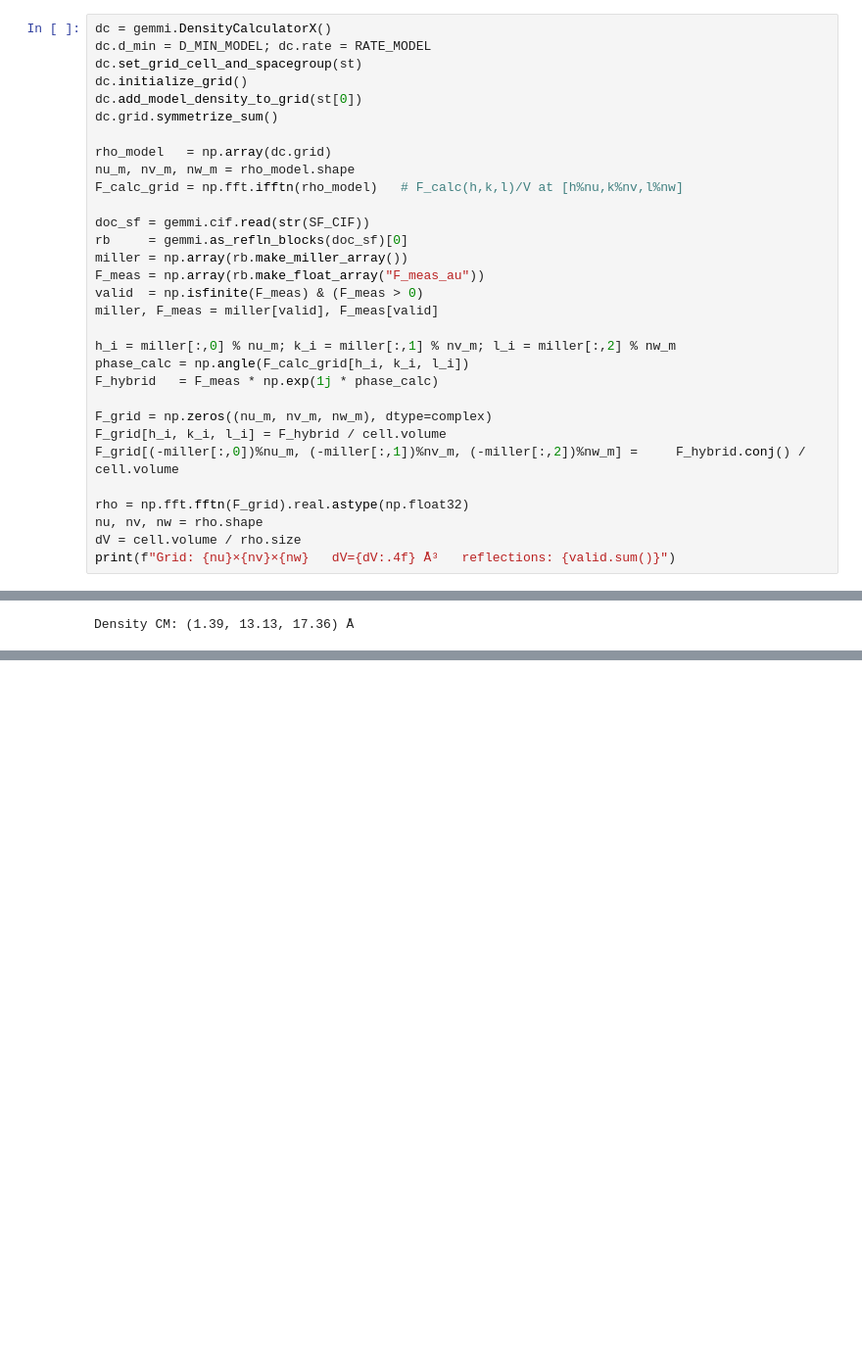
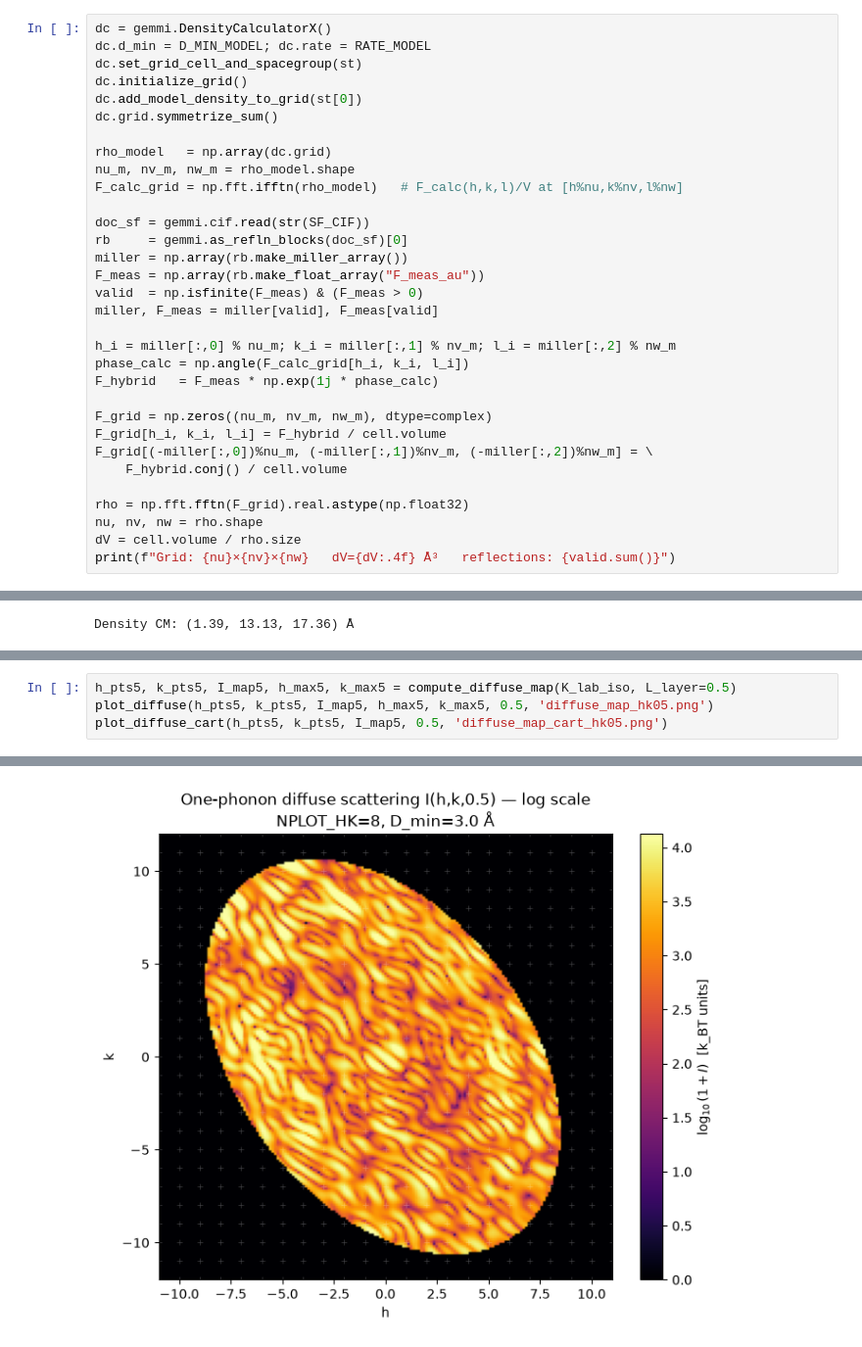
Before and after one commit to diff-use/goodvibes, a Jupyter notebook: sandbox/other-steve/202609/rigid_body_diffuse_6o2h.ipynb, the cells around one changed output, grey strips where cells are left out. Shown at 98% size. Drawn from its saved outputs; the diff is of its cells as text; blank space fills up the shorter version.

```diff
--- a/sandbox/other-steve/202609/rigid_body_diffuse_6o2h.ipynb
+++ b/sandbox/other-steve/202609/rigid_body_diffuse_6o2h.ipynb
@@ -80,7 +113,8 @@ F_hybrid   = F_meas * np.exp(1j * phase_calc)
 
 F_grid = np.zeros((nu_m, nv_m, nw_m), dtype=complex)
 F_grid[h_i, k_i, l_i] = F_hybrid / cell.volume
-F_grid[(-miller[:,0])%nu_m, (-miller[:,1])%nv_m, (-miller[:,2])%nw_m] =     F_hybrid.conj() / cell.volume
+F_grid[(-miller[:,0])%nu_m, (-miller[:,1])%nv_m, (-miller[:,2])%nw_m] = \
+    F_hybrid.conj() / cell.volume
 
 rho = np.fft.fftn(F_grid).real.astype(np.float32)
 nu, nv, nw = rho.shape
@@ -949,0 +631,5 @@ appears as a bright halo on the log-scale map.
+# %%
+h_pts5, k_pts5, I_map5, h_max5, k_max5 = compute_diffuse_map(K_lab_iso, L_layer=0.5)
+plot_diffuse(h_pts5, k_pts5, I_map5, h_max5, k_max5, 0.5, 'diffuse_map_hk05.png')
+plot_diffuse_cart(h_pts5, k_pts5, I_map5, 0.5, 'diffuse_map_cart_hk05.png')
+# %% [output]
@@ -949,0 +637 @@ appears as a bright halo on the log-scale map.
+[figure, added]
```
Also changed, not shown: parts of 68 cells of this notebook, 24 other files.
